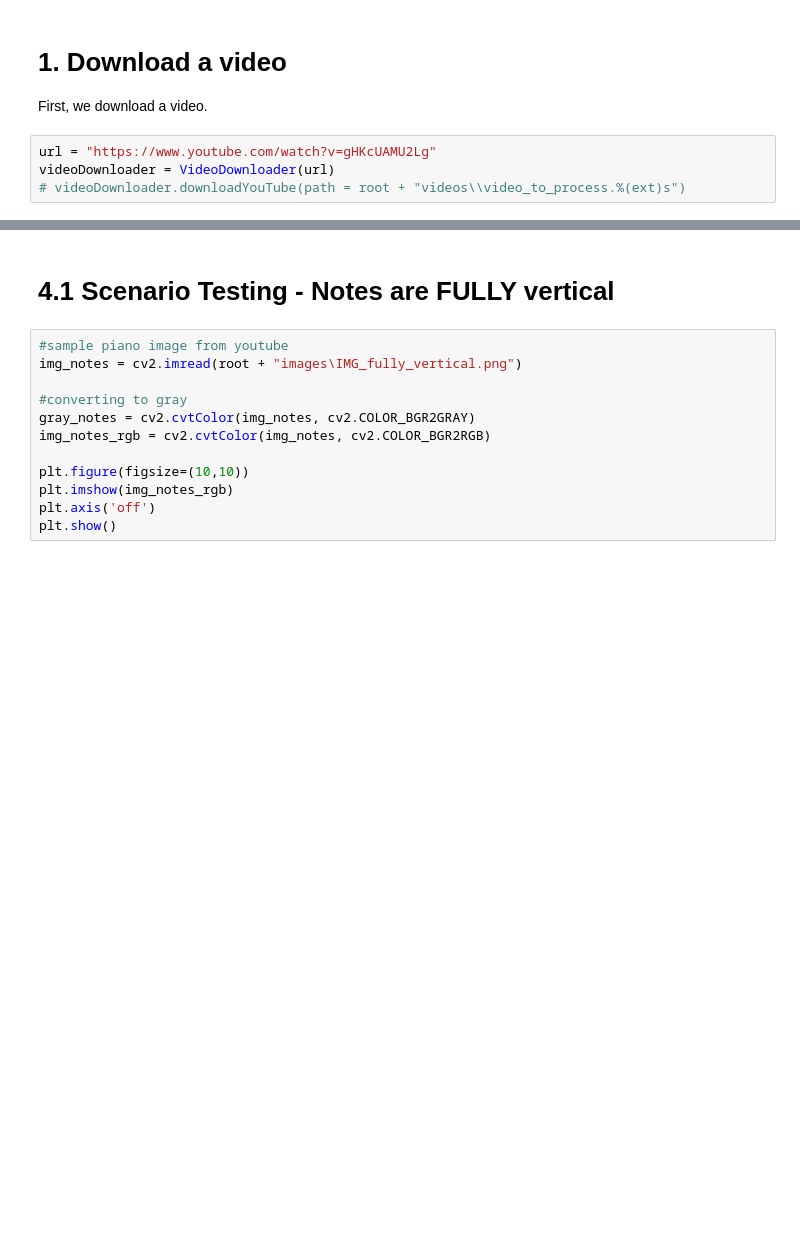
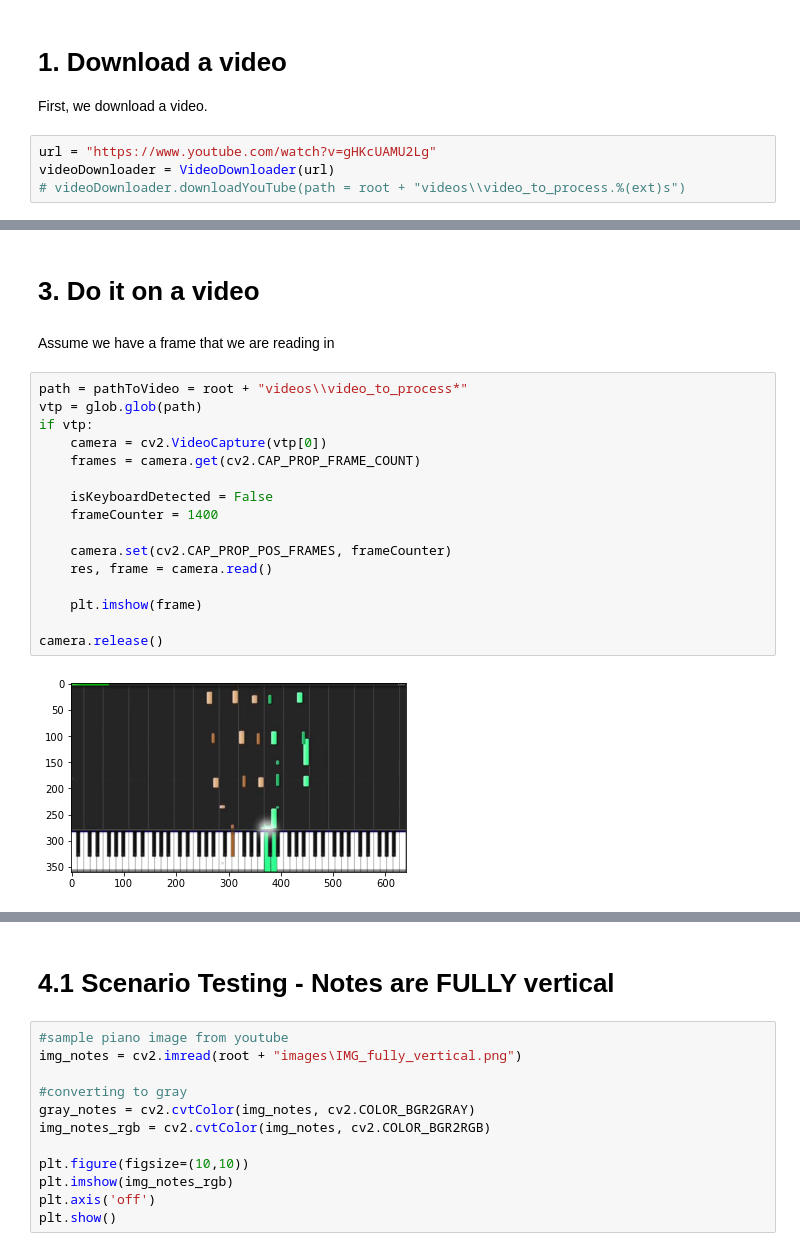
Before and after one commit to cooldecola/piano2sheet, a Jupyter notebook: src/testing/brian/brian's testing corner.ipynb, the cells around one changed output, grey strips where cells are left out. Drawn from its saved outputs; the diff is of its cells as text; blank space fills up the shorter version.

```diff
--- a/src/testing/brian/brian's testing corner.ipynb
+++ b/src/testing/brian/brian's testing corner.ipynb
@@ -578,0 +645,22 @@ note, index = getKeyPressed(full_key_list, 999)
+# %% [markdown]
+# 3. Do it on a video
+# %% [markdown]
+Assume we have a frame that we are reading in
+# %%
+path = pathToVideo = root + "videos\\video_to_process*"
+vtp = glob.glob(path)
+if vtp:
+    camera = cv2.VideoCapture(vtp[0])
+    frames = camera.get(cv2.CAP_PROP_FRAME_COUNT)
+
+    isKeyboardDetected = False
+    frameCounter = 1400
+
+    camera.set(cv2.CAP_PROP_POS_FRAMES, frameCounter)
+    res, frame = camera.read()
+
+    plt.imshow(frame)
+
+camera.release()
+# %% [output]
+[figure, added]
```
Also changed, not shown: parts of 27 cells of this notebook, 1 other file.
